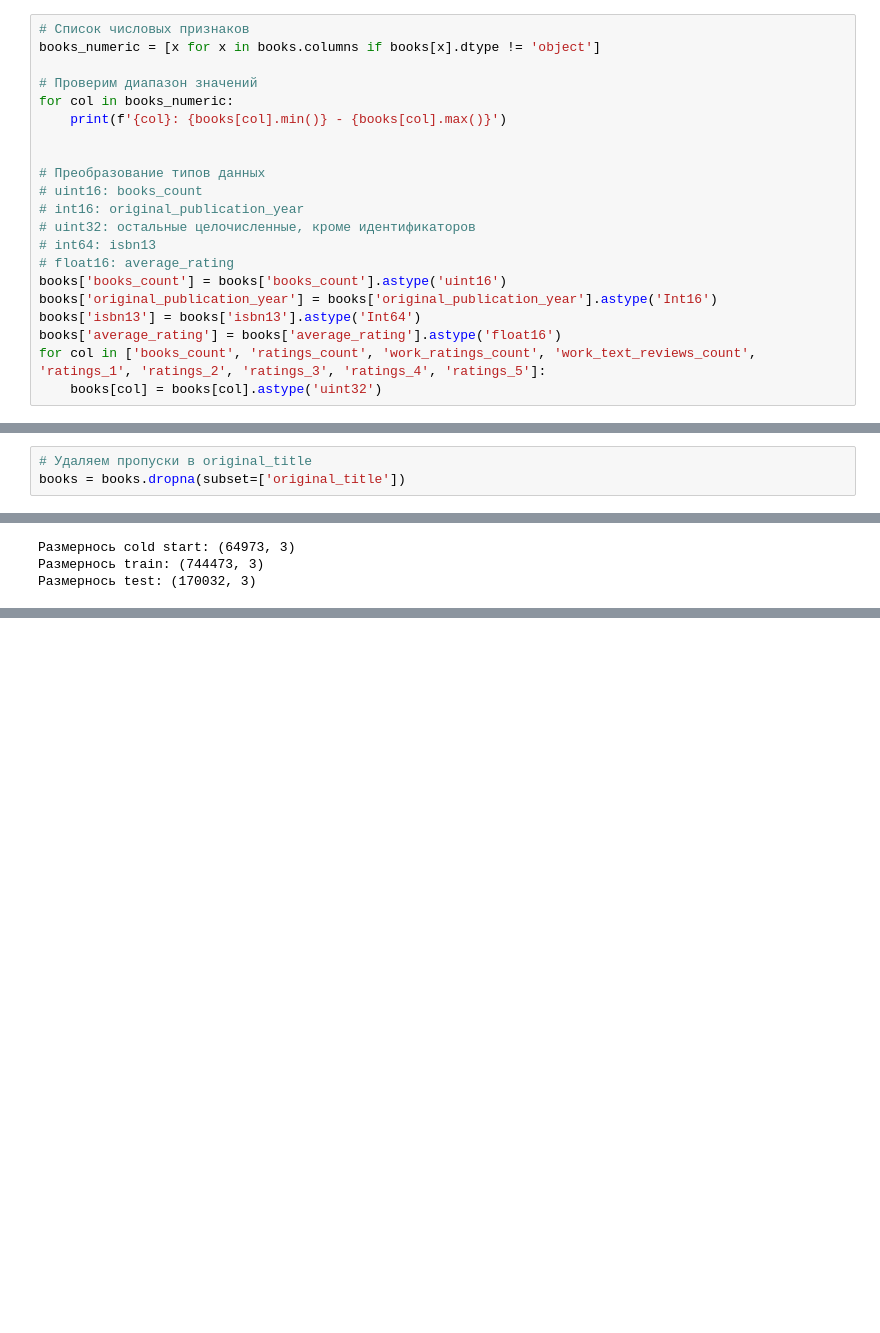
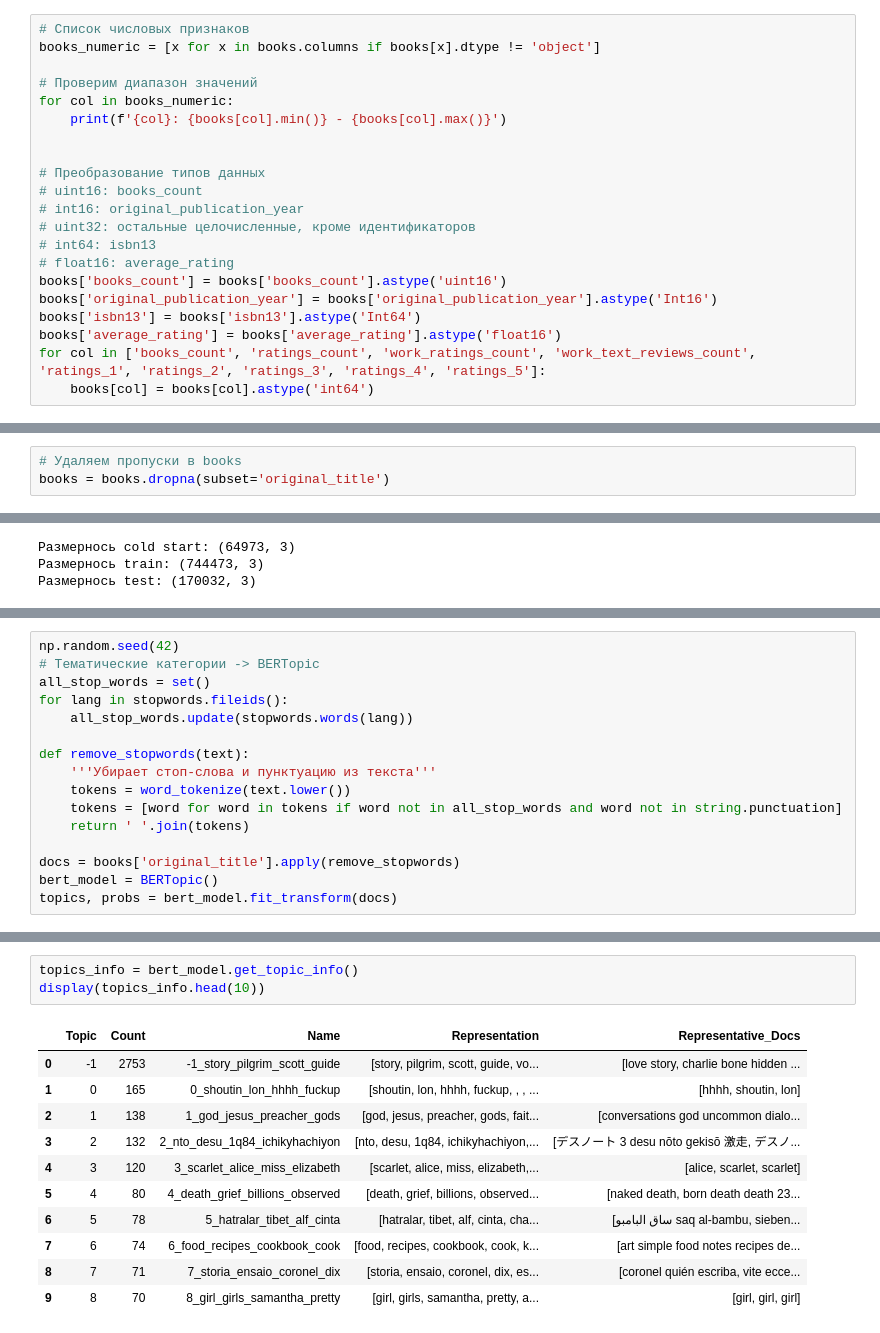
Before and after one commit to DmitriyVish/BooksRecSys, a Jupyter notebook: good_books_final.ipynb, the cells around one changed output, grey strips where cells are left out. Cells and saved outputs as stored; diff of their text form; blank space fills up the shorter version.

```diff
--- a/good_books_final.ipynb
+++ b/good_books_final.ipynb
@@ -45,7 +60,7 @@ books['original_publication_year'] = books['original_publication_year'].astype('
 books['isbn13'] = books['isbn13'].astype('Int64')
 books['average_rating'] = books['average_rating'].astype('float16')
 for col in ['books_count', 'ratings_count', 'work_ratings_count', 'work_text_reviews_count', 'ratings_1', 'ratings_2', 'ratings_3', 'ratings_4', 'ratings_5']:
-    books[col] = books[col].astype('uint32')
+    books[col] = books[col].astype('int64')
 # %% [output]
 id: 1 - 10000
 book_id: 1 - 33288638
@@ -125,5 +140,5 @@ print(f'Количество записей после удаления: {rating
 Количество дубликатов в ratings: 0
 Количество записей после удаления: 979478
 # %%
-# Удаляем пропуски в original_title
-books = books.dropna(subset=['original_title'])
+# Удаляем пропуски в books
+books = books.dropna(subset='original_title')
@@ -175,0 +280,16 @@ print(f'Размернось test: {test_df.shape}')
+# %%
+np.random.seed(42)
+# Тематические категории -> BERTopic
+all_stop_words = set()
+for lang in stopwords.fileids():
+    all_stop_words.update(stopwords.words(lang))
+
+def remove_stopwords(text):
+    '''Убирает стоп-слова и пунктуацию из текста'''
+    tokens = word_tokenize(text.lower())
+    tokens = [word for word in tokens if word not in all_stop_words and word not in string.punctuation]
+    return ' '.join(tokens)
+
+docs = books['original_title'].apply(remove_stopwords)
+bert_model = BERTopic()
+topics, probs = bert_model.fit_transform(docs)
@@ -175,0 +304,15 @@ print(f'Размернось test: {test_df.shape}')
+# %%
+topics_info = bert_model.get_topic_info()
+display(topics_info.head(10))
+# %% [output]
+|  | Topic | Count | Name | Representation | Representative_Docs |
+| 0 | -1 | 2753 | -1_story_pilgrim_scott_guide | [story, pilgrim, scott, guide, vo... | [love story, charlie bone hidden ... |
+| 1 | 0 | 165 | 0_shoutin_lon_hhhh_fuckup | [shoutin, lon, hhhh, fuckup, , , ... | [hhhh, shoutin, lon] |
+| 2 | 1 | 138 | 1_god_jesus_preacher_gods | [god, jesus, preacher, gods, fait... | [conversations god uncommon dialo... |
+| 3 | 2 | 132 | 2_nto_desu_1q84_ichikyhachiyon | [nto, desu, 1q84, ichikyhachiyon,... | [デスノート 3 desu nōto gekisō 激走, デスノ... |
+| 4 | 3 | 120 | 3_scarlet_alice_miss_elizabeth | [scarlet, alice, miss, elizabeth,... | [alice, scarlet, scarlet] |
+| 5 | 4 | 80 | 4_death_grief_billions_observed | [death, grief, billions, observed... | [naked death, born death death 23... |
+| 6 | 5 | 78 | 5_hatralar_tibet_alf_cinta | [hatralar, tibet, alf, cinta, cha... | [ساق البامبو saq al-bambu, sieben... |
+| 7 | 6 | 74 | 6_food_recipes_cookbook_cook | [food, recipes, cookbook, cook, k... | [art simple food notes recipes de... |
+| 8 | 7 | 71 | 7_storia_ensaio_coronel_dix | [storia, ensaio, coronel, dix, es... | [coronel quién escriba, vite ecce... |
+| 9 | 8 | 70 | 8_girl_girls_samantha_pretty | [girl, girls, samantha, pretty, a... | [girl, girl, girl] |
```
Also changed, not shown: parts of 15 cells of this notebook, 1 other file.
